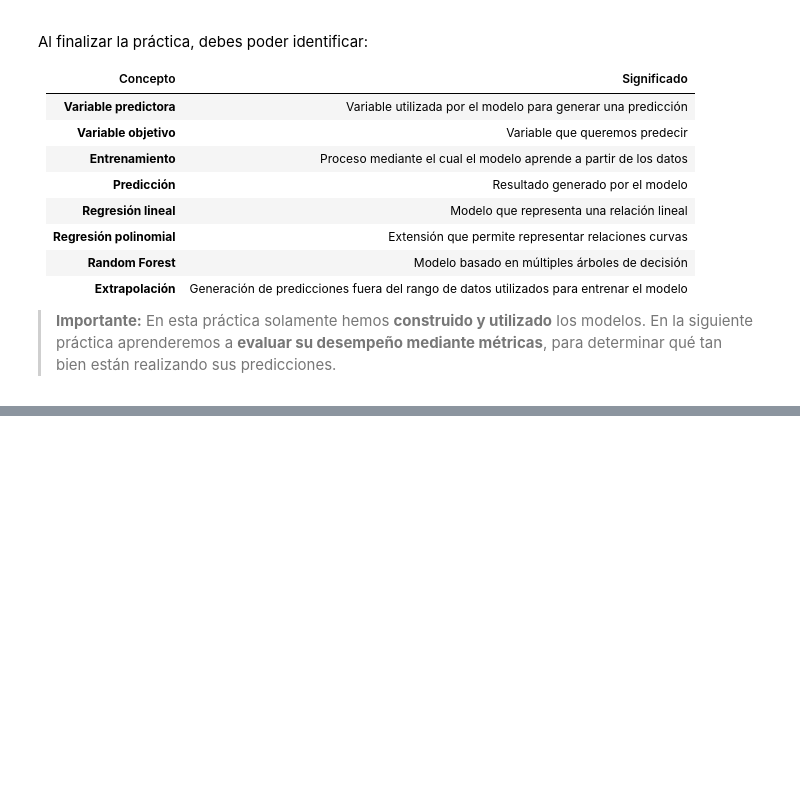
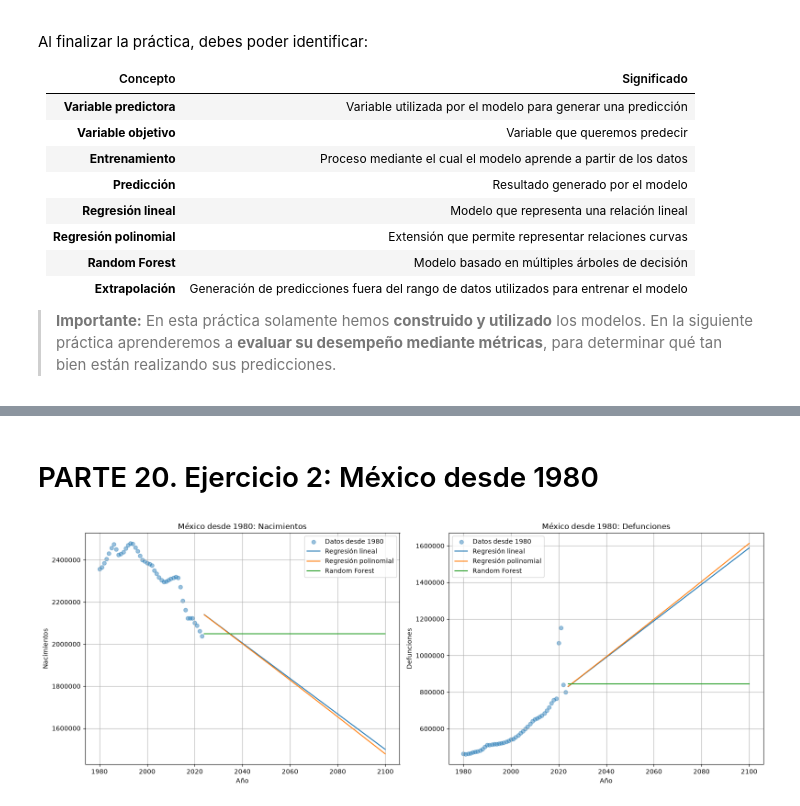
Before and after one commit to fpl81660/BD-511, a Jupyter notebook: U2_1_modelos_regresion/notebook/U3_1_modelos_regresion_demografia.ipynb, the cells around one changed output, grey strips where cells are left out. Drawn from its saved outputs; the diff is of its cells as text; code cells hidden in the pictures; blank space fills up the shorter version.

```diff
--- a/U2_1_modelos_regresion/notebook/U3_1_modelos_regresion_demografia.ipynb
+++ b/U2_1_modelos_regresion/notebook/U3_1_modelos_regresion_demografia.ipynb
@@ -1086,0 +1142,67 @@ Al finalizar la práctica, debes poder identificar:
+# %% [markdown]
+# PARTE 20. Ejercicio 2: México desde 1980
+# %%
+df_mexico_1980 = df[
+    (df["Entity"] == "Mexico")
+    & (df["Year"] >= 1980)
+    & (df["Year"] <= 2023)
+].copy()
+
+X_mexico_1980 = df_mexico_1980[["Year"]]
+y_nacimientos_mexico_1980 = df_mexico_1980["births"]
+y_defunciones_mexico_1980 = df_mexico_1980["deaths"]
+X_futuro_mexico_1980 = pd.DataFrame(
+    np.arange(2024, 2101).reshape(-1, 1),
+    columns=["Year"]
+)
+
+modelo_lineal_mexico_1980_births = LinearRegression().fit(
+    X_mexico_1980, y_nacimientos_mexico_1980
+)
+modelo_lineal_mexico_1980_deaths = LinearRegression().fit(
+    X_mexico_1980, y_defunciones_mexico_1980
+)
+
+poly_mexico_1980 = PolynomialFeatures(degree=2, include_bias=False)
+X_mexico_1980_poly = poly_mexico_1980.fit_transform(X_mexico_1980)
+X_futuro_mexico_1980_poly = poly_mexico_1980.transform(X_futuro_mexico_1980)
+modelo_polinomial_mexico_1980_births = LinearRegression().fit(
+    X_mexico_1980_poly, y_nacimientos_mexico_1980
+)
+modelo_polinomial_mexico_1980_deaths = LinearRegression().fit(
+    X_mexico_1980_poly, y_defunciones_mexico_1980
+)
+
+modelo_rf_mexico_1980_births = RandomForestRegressor(
+    n_estimators=100, random_state=42
+).fit(X_mexico_1980, y_nacimientos_mexico_1980)
+modelo_rf_mexico_1980_deaths = RandomForestRegressor(
+    n_estimators=100, random_state=42
+).fit(X_mexico_1980, y_defunciones_mexico_1980)
+
+pred_mexico_1980_births_lineal = modelo_lineal_mexico_1980_births.predict(X_futuro_mexico_1980)
+pred_mexico_1980_births_polinomial = modelo_polinomial_mexico_1980_births.predict(X_futuro_mexico_1980_poly)
+pred_mexico_1980_births_rf = modelo_rf_mexico_1980_births.predict(X_futuro_mexico_1980)
+pred_mexico_1980_deaths_lineal = modelo_lineal_mexico_1980_deaths.predict(X_futuro_mexico_1980)
+pred_mexico_1980_deaths_polinomial = modelo_polinomial_mexico_1980_deaths.predict(X_futuro_mexico_1980_poly)
+pred_mexico_1980_deaths_rf = modelo_rf_mexico_1980_deaths.predict(X_futuro_mexico_1980)
+
+fig, axes = plt.subplots(1, 2, figsize=(16, 6))
+for axis, variable, objetivo, lineal, polinomial, rf in [
+    (axes[0], "births", "Nacimientos", pred_mexico_1980_births_lineal, pred_mexico_1980_births_polinomial, pred_mexico_1980_births_rf),
+    (axes[1], "deaths", "Defunciones", pred_mexico_1980_deaths_lineal, pred_mexico_1980_deaths_polinomial, pred_mexico_1980_deaths_rf),
+]:
+    axis.scatter(df_mexico_1980["Year"], df_mexico_1980[variable], alpha=0.45, label="Datos desde 1980")
+    axis.plot(X_futuro_mexico_1980["Year"], lineal, label="Regresión lineal")
+    axis.plot(X_futuro_mexico_1980["Year"], polinomial, label="Regresión polinomial")
+    axis.plot(X_futuro_mexico_1980["Year"], rf, label="Random Forest")
+    axis.set_title(f"México desde 1980: {objetivo}")
+    axis.set_xlabel("Año")
+    axis.set_ylabel(objetivo)
+    axis.ticklabel_format(style="plain", axis="y", useOffset=False)
+    axis.grid()
+    axis.legend()
+plt.tight_layout()
+plt.show()
+# %% [output]
+[figure, added]
```
Also changed, not shown: parts of 4 cells of this notebook, 3 other files.
